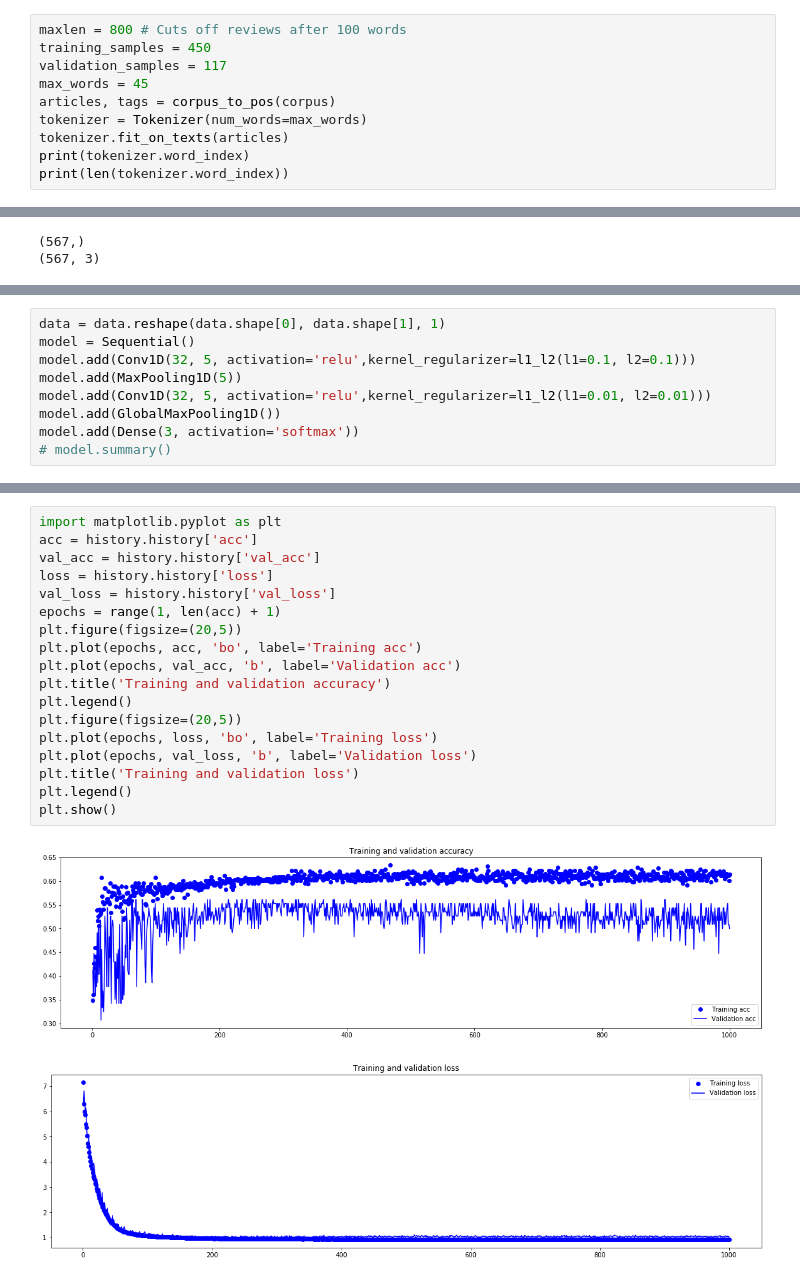
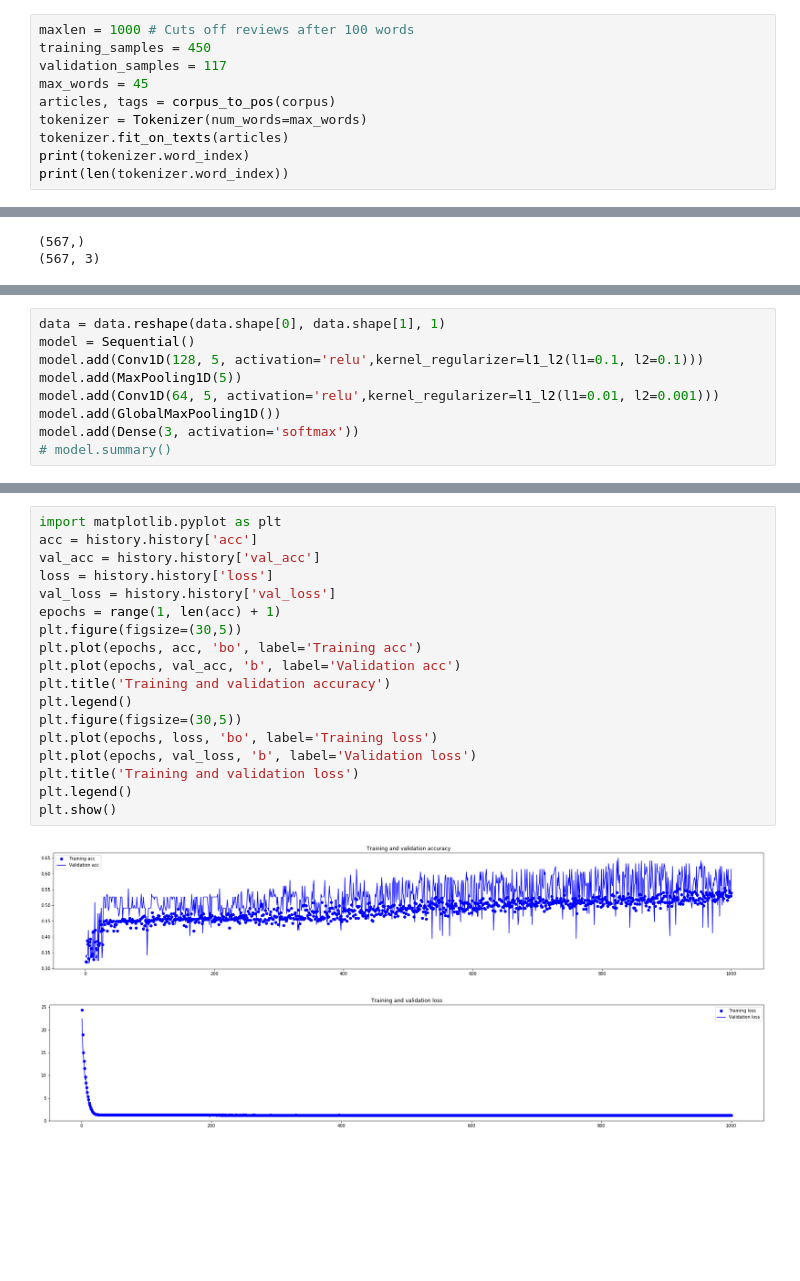
Before and after one commit to ms10596/match, a Jupyter notebook: CNN/pos.ipynb, the cells around one changed output, grey strips where cells are left out. Saved outputs shown, nothing was run; the diff lists cells and outputs as text; blank space fills up the shorter version.

```diff
--- a/CNN/pos.ipynb
+++ b/CNN/pos.ipynb
@@ -62,7 +62,7 @@ def show_articles(i=(0,188,1), words=(0,1000,1)):
 # %% [output]
 interactive(children=(IntSlider(value=94, description='i', max=188), IntSlider(value=500, description='words',…
 # %%
-maxlen = 800 # Cuts off reviews after 100 words
+maxlen = 1000 # Cuts off reviews after 100 words
 training_samples = 450
 validation_samples = 117
 max_words = 45
@@ -125,9 +125,9 @@ from tensorflow.python import keras
 # %%
 data = data.reshape(data.shape[0], data.shape[1], 1)
 model = Sequential()
-model.add(Conv1D(32, 5, activation='relu',kernel_regularizer=l1_l2(l1=0.1, l2=0.1)))
+model.add(Conv1D(128, 5, activation='relu',kernel_regularizer=l1_l2(l1=0.1, l2=0.1)))
 model.add(MaxPooling1D(5))
-model.add(Conv1D(32, 5, activation='relu',kernel_regularizer=l1_l2(l1=0.01, l2=0.01)))
+model.add(Conv1D(64, 5, activation='relu',kernel_regularizer=l1_l2(l1=0.01, l2=0.001)))
 model.add(GlobalMaxPooling1D())
 model.add(Dense(3, activation='softmax'))
 # model.summary()
@@ -166,24 +166,24 @@ _________________________________________________________________
 # %%
 import matplotlib.pyplot as plt
 acc = history.history['acc']
 val_acc = history.history['val_acc']
 loss = history.history['loss']
 val_loss = history.history['val_loss']
 epochs = range(1, len(acc) + 1)
-plt.figure(figsize=(20,5))
+plt.figure(figsize=(30,5))
 plt.plot(epochs, acc, 'bo', label='Training acc')
 plt.plot(epochs, val_acc, 'b', label='Validation acc')
 plt.title('Training and validation accuracy')
 plt.legend()
-plt.figure(figsize=(20,5))
+plt.figure(figsize=(30,5))
 plt.plot(epochs, loss, 'bo', label='Training loss')
 plt.plot(epochs, val_loss, 'b', label='Validation loss')
 plt.title('Training and validation loss')
 plt.legend()
 plt.show()
 # %% [output]
-[figure, old version]
+[figure, new version]
-[figure, old version]
+[figure, new version]
 # %%
 result = model.evaluate(data, labels)
 print(result[1])
```
Also changed, not shown: parts of 4 cells of this notebook.
